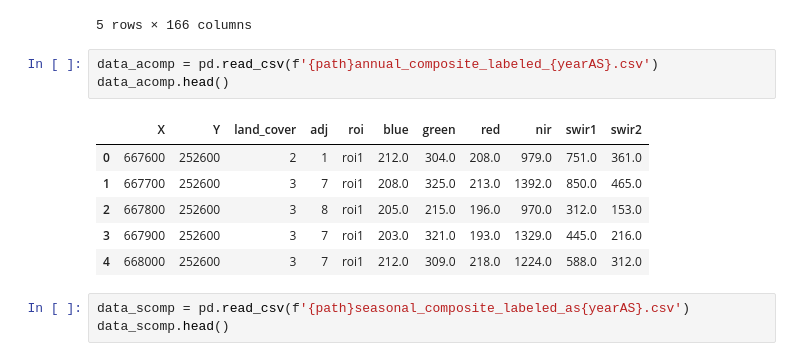
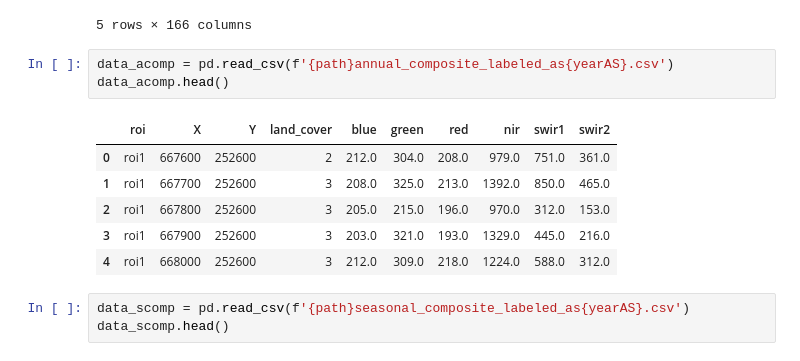
Before and after one commit to SebastianHafner/masterthesis, a Jupyter notebook: classification.ipynb, the cells around one changed output. Drawn from its saved outputs; the diff is of its cells as text.

```diff
--- a/classification.ipynb
+++ b/classification.ipynb
@@ -488,15 +485,15 @@ data_coefs.head()
 | 4 | roi1 | 668000 | 252600 | 3 | 258.873657 | -7.505610 | 21.662420 | ... |
 5 rows × 166 columns
 # %%
-data_acomp = pd.read_csv(f'{path}annual_composite_labeled_{yearAS}.csv')
+data_acomp = pd.read_csv(f'{path}annual_composite_labeled_as{yearAS}.csv')
 data_acomp.head()
 # %% [output]
-|  | X | Y | land_cover | adj | roi | blue | green | red | nir | swir1 | swir2 |
-| 0 | 667600 | 252600 | 2 | 1 | roi1 | 212.0 | 304.0 | 208.0 | 979.0 | 751.0 | 361.0 |
-| 1 | 667700 | 252600 | 3 | 7 | roi1 | 208.0 | 325.0 | 213.0 | 1392.0 | 850.0 | 465.0 |
-| 2 | 667800 | 252600 | 3 | 8 | roi1 | 205.0 | 215.0 | 196.0 | 970.0 | 312.0 | 153.0 |
-| 3 | 667900 | 252600 | 3 | 7 | roi1 | 203.0 | 321.0 | 193.0 | 1329.0 | 445.0 | 216.0 |
-| 4 | 668000 | 252600 | 3 | 7 | roi1 | 212.0 | 309.0 | 218.0 | 1224.0 | 588.0 | 312.0 |
+|  | roi | X | Y | land_cover | blue | green | red | nir | swir1 | swir2 |
+| 0 | roi1 | 667600 | 252600 | 2 | 212.0 | 304.0 | 208.0 | 979.0 | 751.0 | 361.0 |
+| 1 | roi1 | 667700 | 252600 | 3 | 208.0 | 325.0 | 213.0 | 1392.0 | 850.0 | 465.0 |
+| 2 | roi1 | 667800 | 252600 | 3 | 205.0 | 215.0 | 196.0 | 970.0 | 312.0 | 153.0 |
+| 3 | roi1 | 667900 | 252600 | 3 | 203.0 | 321.0 | 193.0 | 1329.0 | 445.0 | 216.0 |
+| 4 | roi1 | 668000 | 252600 | 3 | 212.0 | 309.0 | 218.0 | 1224.0 | 588.0 | 312.0 |
 # %%
 data_scomp = pd.read_csv(f'{path}seasonal_composite_labeled_as{yearAS}.csv')
 data_scomp.head()
```
Also changed, not shown: parts of 8 cells of this notebook.
